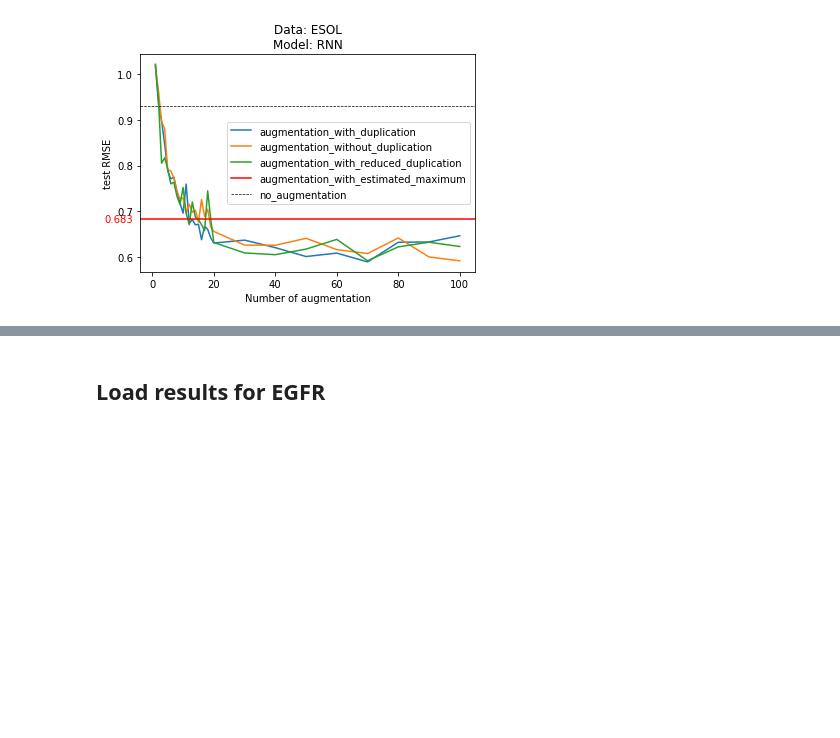
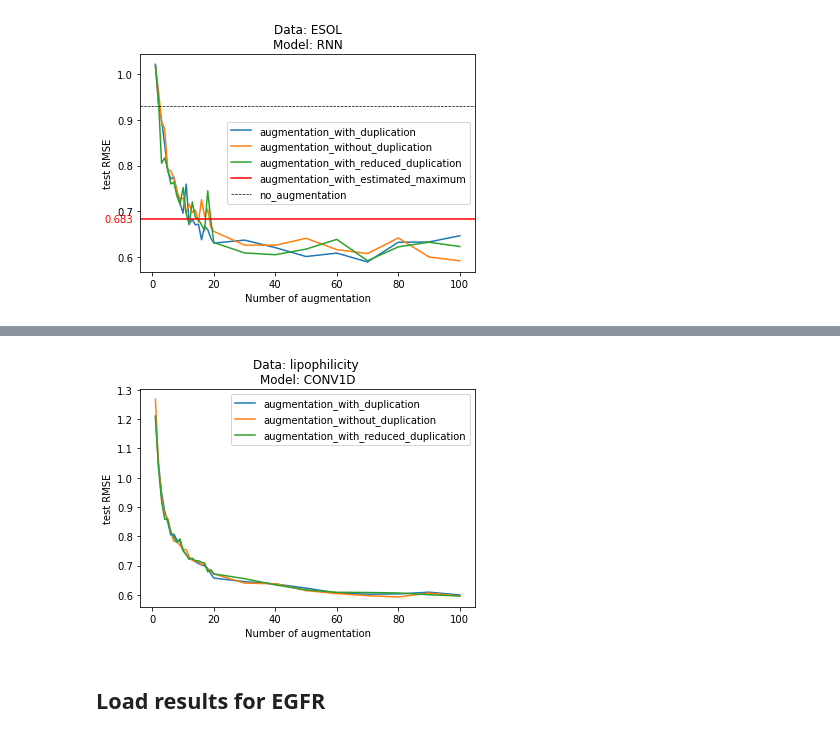
Before and after one commit to volkamerlab/maxsmi, a Jupyter notebook: maxsmi/results_tables.ipynb, the cells around one changed output, grey strips where cells are left out. Saved outputs shown, nothing was run; the diff lists cells and outputs as text; code cells hidden in the pictures; blank space fills up the shorter version.

```diff
--- a/maxsmi/results_tables.ipynb
+++ b/maxsmi/results_tables.ipynb
@@ -490,3 +646,7 @@ plot_metric_for_strategy("rmse",
+# %%
+plot_single("rmse", "test", full_grid, "lipophilicity", "CONV1D")
+# %% [output]
+[figure, added]
 # %% [markdown]
 ## Load results for EGFR
 # %% [markdown]
```
Also changed, not shown: parts of 6 cells of this notebook.
